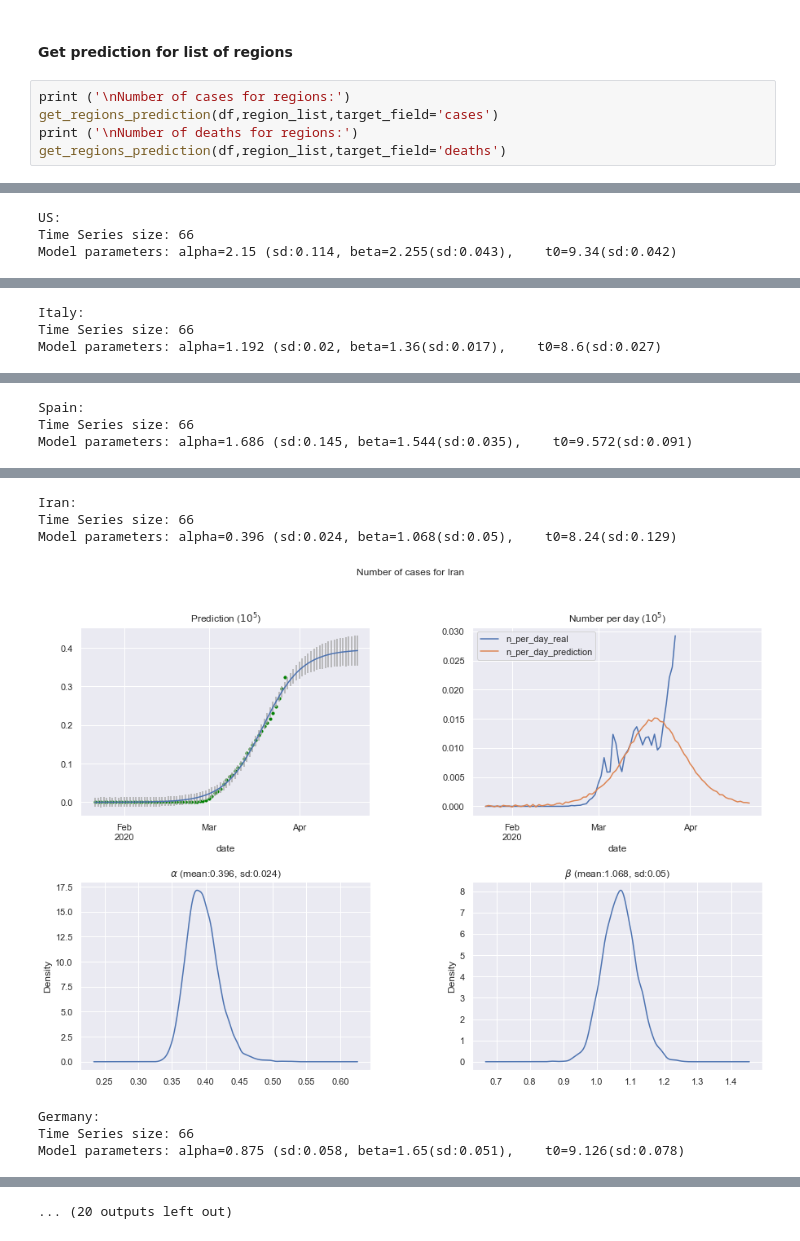
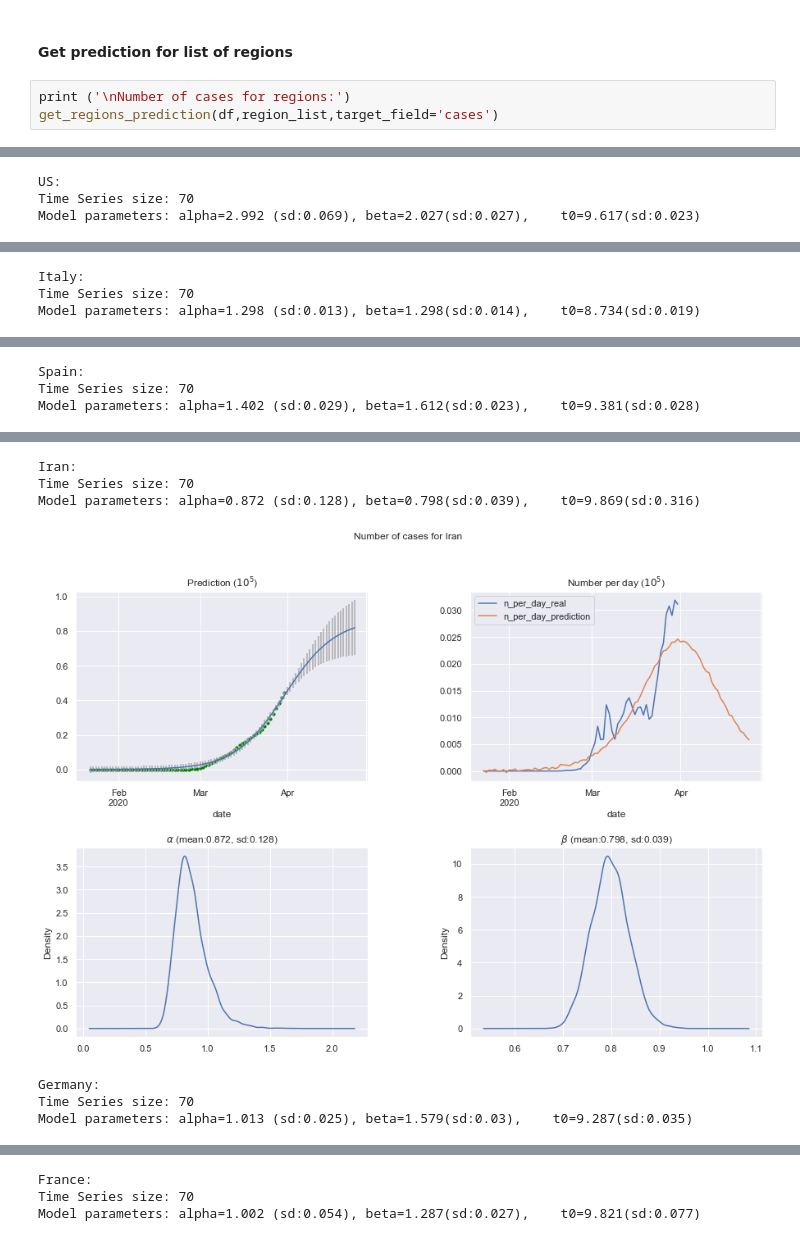
Before and after one commit to pavlyshenko/covid19, a Jupyter notebook: covid19_predict.ipynb, the cells around one changed output, grey strips where cells are left out. Cells and saved outputs as stored; diff of their text form.

```diff
--- a/covid19_predict.ipynb
+++ b/covid19_predict.ipynb
@@ -58,6 +54,4 @@ Model parameters: alpha=0.032 (sd:0.0, beta=1.089(sd:0.017),    t0=3.464(sd:0.01
 # %%
 print ('\nNumber of cases for regions:')
 get_regions_prediction(df,region_list,target_field='cases')
-print ('\nNumber of deaths for regions:')
-get_regions_prediction(df,region_list,target_field='deaths')
 # %% [output]
@@ -68,3 +64,3 @@ Model parameters: alpha=0.811 (sd:0.004, beta=1.548(sd:0.043),    t0=2.541(sd:0.
 US:
-Time Series size: 66
-Model parameters: alpha=2.15 (sd:0.114, beta=2.255(sd:0.043),    t0=9.34(sd:0.042)
+Time Series size: 70
+Model parameters: alpha=2.992 (sd:0.069), beta=2.027(sd:0.027),    t0=9.617(sd:0.023)
@@ -72,3 +68,3 @@ Model parameters: alpha=2.15 (sd:0.114, beta=2.255(sd:0.043),    t0=9.34(sd:0.04
 Italy:
-Time Series size: 66
-Model parameters: alpha=1.192 (sd:0.02, beta=1.36(sd:0.017),    t0=8.6(sd:0.027)
+Time Series size: 70
+Model parameters: alpha=1.298 (sd:0.013), beta=1.298(sd:0.014),    t0=8.734(sd:0.019)
@@ -76,3 +72,3 @@ Model parameters: alpha=1.192 (sd:0.02, beta=1.36(sd:0.017),    t0=8.6(sd:0.027)
 Spain:
-Time Series size: 66
-Model parameters: alpha=1.686 (sd:0.145, beta=1.544(sd:0.035),    t0=9.572(sd:0.091)
+Time Series size: 70
+Model parameters: alpha=1.402 (sd:0.029), beta=1.612(sd:0.023),    t0=9.381(sd:0.028)
@@ -80,7 +76,7 @@ Model parameters: alpha=1.686 (sd:0.145, beta=1.544(sd:0.035),    t0=9.572(sd:0.
 Iran:
-Time Series size: 66
-Model parameters: alpha=0.396 (sd:0.024, beta=1.068(sd:0.05),    t0=8.24(sd:0.129)
+Time Series size: 70
+Model parameters: alpha=0.872 (sd:0.128), beta=0.798(sd:0.039),    t0=9.869(sd:0.316)
-[figure, old version]
+[figure, new version]
 Germany:
-Time Series size: 66
-Model parameters: alpha=0.875 (sd:0.058, beta=1.65(sd:0.051),    t0=9.126(sd:0.078)
+Time Series size: 70
+Model parameters: alpha=1.013 (sd:0.025), beta=1.579(sd:0.03),    t0=9.287(sd:0.035)
@@ -88 +84,3 @@ Model parameters: alpha=0.875 (sd:0.058, beta=1.65(sd:0.051),    t0=9.126(sd:0.0
-... (20 outputs left out)
+France:
+Time Series size: 70
+Model parameters: alpha=1.002 (sd:0.054), beta=1.287(sd:0.027),    t0=9.821(sd:0.077)
```
Also changed, not shown: parts of 2 cells of this notebook, 19 other files.
